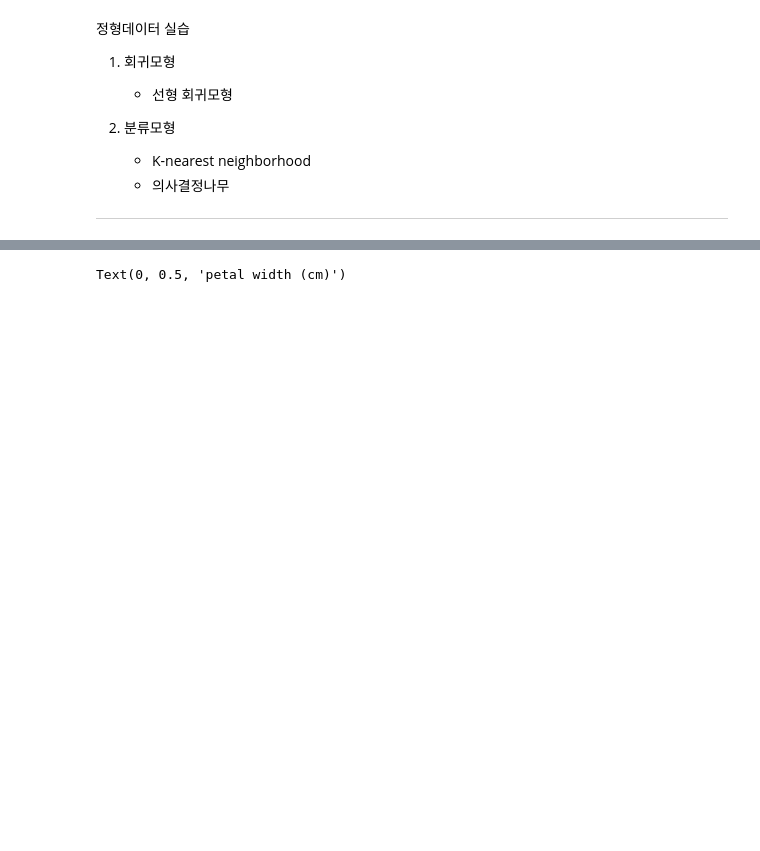
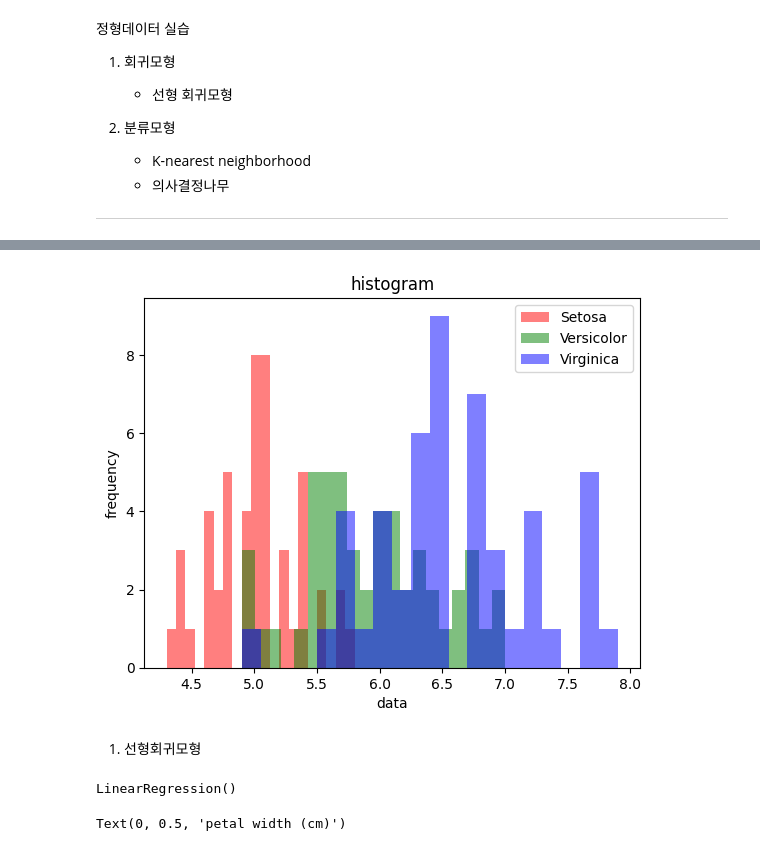
Before and after one commit to jiieunshin/high-univ, a Jupyter notebook: python/ML.ipynb, the cells around one changed output, grey strips where cells are left out. Saved outputs shown, nothing was run; the diff lists cells and outputs as text; code cells hidden in the pictures; blank space fills up the shorter version.

```diff
--- a/python/ML.ipynb
+++ b/python/ML.ipynb
@@ -42,0 +75,27 @@ LinearRegression()
+# %%
+# 라벨 별로 히스토그램 그리기
+data = pd.DataFrame(iris.data, columns=iris.feature_names)
+data['target'] = iris.target
+
+# 각 품종에 대한 데이터 추출
+setosa_data = data[data['target'] == 0]['sepal length (cm)']
+versicolor_data = data[data['target'] == 1]['sepal length (cm)']
+virginica_data = data[data['target'] == 2]['sepal length (cm)']
+
+# 히스토그램 그리기
+plt.hist(setosa_data, bins=20, alpha=0.5, label='Setosa', color='r')
+plt.hist(versicolor_data, bins=20, alpha=0.5, label='Versicolor', color='g')
+plt.hist(virginica_data, bins=20, alpha=0.5, label='Virginica', color='b')
+
+# 라벨과 범례 추가
+plt.xlabel('data')
+plt.ylabel('frequency')
+plt.title('histogram')
+plt.legend()
+
+# 그래프 보이기
+plt.show()
+# %% [output]
+[figure, added]
+# %% [markdown]
+1. 선형회귀모형
@@ -43,3 +106,11 @@ LinearRegression()
+# %%
+# 선형 회귀 모델 생성
+model = LinearRegression()
+
+# 모델 훈련 (데이터에 적합)
+model.fit(X, y)
+# %% [output]
+LinearRegression()
 # %%
 import matplotlib.pyplot as plt  # matplotlib 모듈을 import
 
```
Also changed, not shown: parts of 13 cells of this notebook.
